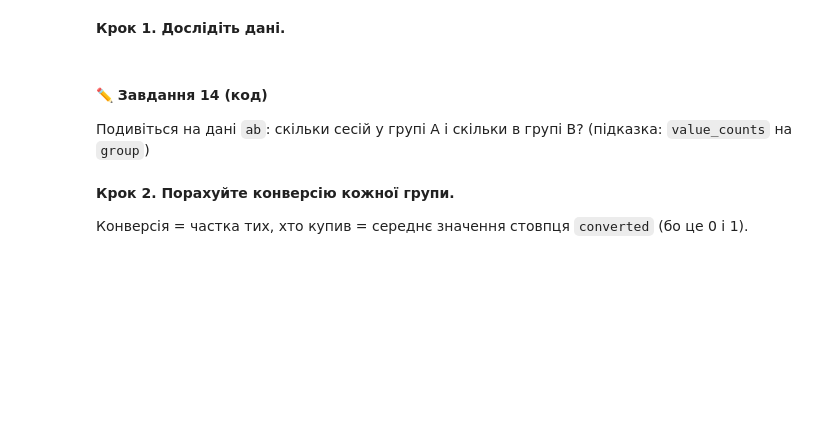
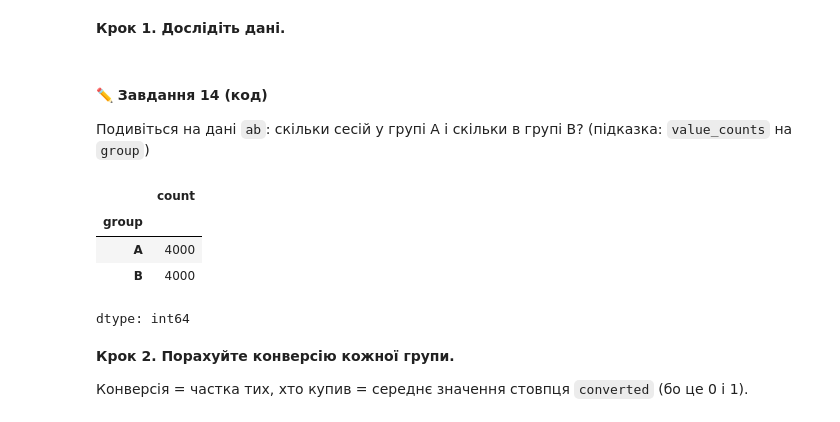
Before and after one commit to T-Svitlichna/DTA_Python, a Jupyter notebook: HomeWork/28062026_2practice_stat_tests.ipynb, the cells around one changed output. Saved outputs shown, nothing was run; the diff lists cells and outputs as text; code cells hidden in the pictures; blank space fills up the shorter version.

```diff
--- a/HomeWork/28062026_2practice_stat_tests.ipynb
+++ b/HomeWork/28062026_2practice_stat_tests.ipynb
@@ -569,6 +570,14 @@ spend -0.041817  1.000000
 Подивіться на дані `ab`: скільки сесій у групі A і скільки в групі B? (підказка: `value_counts` на `group`)
 # %%
 # Завдання 14:
+
+ab.value_counts("group")
+# %% [output]
+|  | count |
+| group |  |
+| A | 4000 |
+| B | 4000 |
+dtype: int64
 # %% [markdown]
 **Крок 2. Порахуйте конверсію кожної групи.**
 
```
Also changed, not shown: parts of 39 cells of this notebook.
